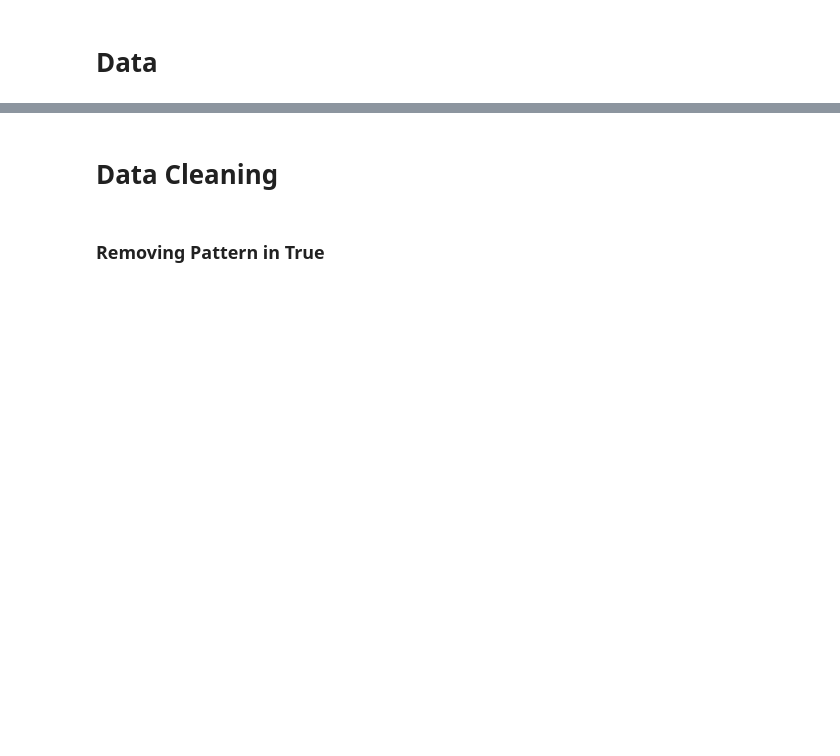
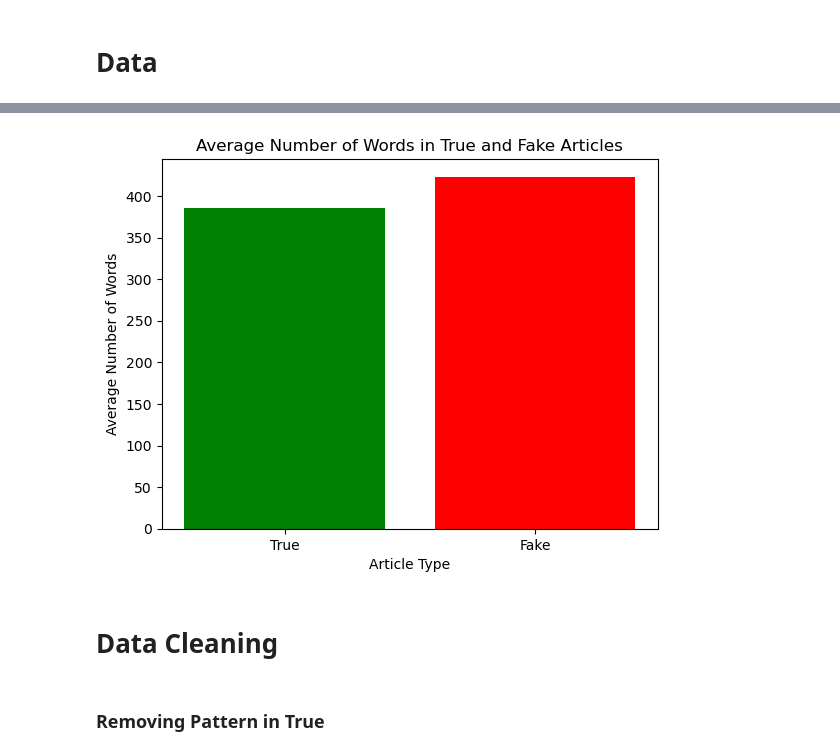
Before and after one commit to holcombek/si485, a Jupyter notebook: final model.ipynb, the cells around one changed output, grey strips where cells are left out. Saved outputs shown, nothing was run; the diff lists cells and outputs as text; code cells hidden in the pictures; blank space fills up the shorter version.

```diff
--- a/final model.ipynb
+++ b/final model.ipynb
@@ -59,3 +49,13 @@ true = pd.read_csv("True.csv")
+# %%
+true_avg_length = true['text'].apply(lambda x:len(x.split())).mean()
+fake_avg_length = fake['text'].apply(lambda x:len(x.split())).mean()
+plt.bar(['True', 'Fake'], [true_avg_length, fake_avg_length], color=['green', 'red'])
+plt.xlabel('Article Type')
+plt.ylabel('Average Number of Words')
+plt.title('Average Number of Words in True and Fake Articles')
+plt.show()
+# %% [output]
+[figure, added]
 # %% [markdown]
 # Data Cleaning
 # %% [markdown]
```
Also changed, not shown: parts of 38 cells of this notebook.
